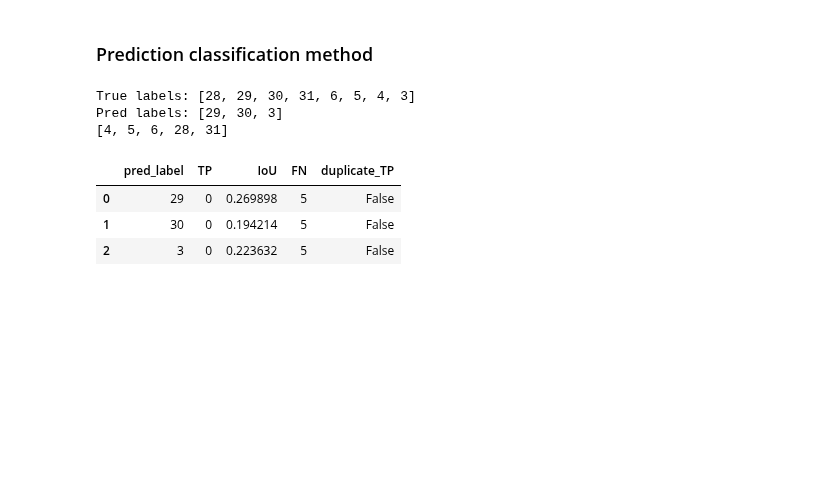
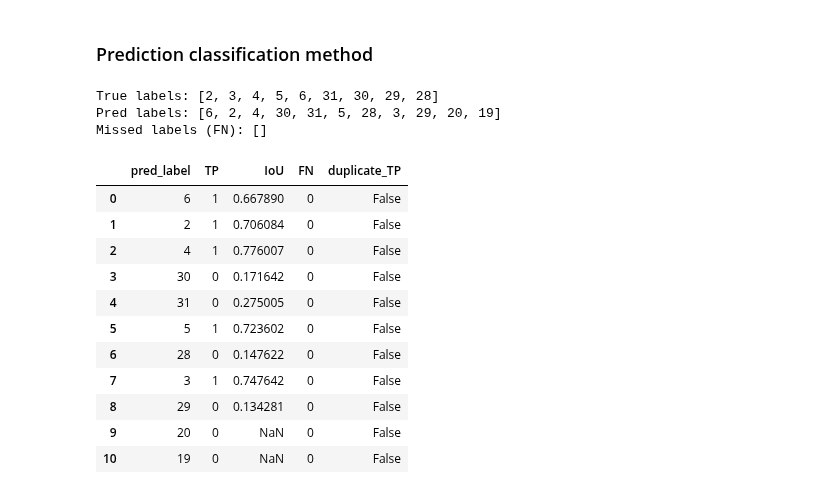
Before and after one commit to awerdich/computervision, a Jupyter notebook: notebooks/detection/10_performance_classes.ipynb, the cells around one changed output. Cells and saved outputs as stored; diff of their text form; code cells hidden in the pictures; blank space fills up the shorter version.

```diff
--- a/notebooks/detection/10_performance_classes.ipynb
+++ b/notebooks/detection/10_performance_classes.ipynb
@@ -177,26 +83,25 @@ Annotations: 8788
 # %% [markdown]
 ### Model and image processor ###
 # %%
-model_name = 'rtdetr_251001_02'
+model_name = 'rtdetr_roboflow_251005_01'
 model_dir = os.path.join(os.environ.get('DATA'), 'model', model_name)
 model_json_name = f'{model_name}.json'
 model_json_file = os.path.join(model_dir, model_json_name)
 
-checkpoint_name = 'checkpoint-17500'
+checkpoint_name = 'checkpoint-3800'
 checkpoint = os.path.join(model_dir, checkpoint_name)
 
 # Load model parameters
 with open(model_json_file, mode='r') as fl:
     model_parameters = json.load(fl)
 display(model_parameters.keys())
+model_info = model_parameters.get('model_info')
 
 # Category ID to label conversion
 id2label = model_parameters.get('id2label')
 id2label = {int(k): int(v) for k,v in id2label.items()}
 
-# Load the image processor
-processor = RTDetrImageProcessor.from_pretrained(checkpoint)
 # Load the model
-model = RTDetrV2ForObjectDetection.from_pretrained(checkpoint).to(device)
+detr = DETRInference(device=device, checkpoint_path=checkpoint, batch_size=4)
 # %% [output]
 dict_keys(['model_info', 'id2label', 'training_args', 'processor_params', 'bbox_format'])
@@ -258,7 +178,7 @@ Pred: [22, 18, 21, 23, 20]
 # %%
 # Let's pick one ground truth and one predicted position
 # So we can calculate the iou
-true_pos = 20
+true_pos = 4
 true_bbx = list(bbox_list[pos_list.index(true_pos)])
 true_bbx = clipxywh(true_bbx, xlim=x_lim, ylim=y_lim, decimals=0)
 print(true_bbx)
@@ -353,20 +285,27 @@ AI responses may include mistakes.
 # Performance evaluations
 score_threshold = 0.02
 iou_threshold = 0.5
+min_area = 10000
+x_lim = (0, im.shape[1])
+y_lim = (0, im.shape[0])
 
 # Ground truth
 true_labels = [int(l) for l in df_file[pos_col].tolist()]
 true_bboxes = df_file[bbox_col].tolist()
 true_bboxes = [clipxywh(list(box), xlim=x_lim, ylim=y_lim, decimals=0) for box in true_bboxes]
-print(f'True labels:        {true_labels}')
+
+print(f'True labels:        {sorted(true_labels)}')
 
 # Predictions
-output = detr_detect(detr_model=model, detr_processor=processor, image=im, threshold=score_threshold)
-pred_labels = [int(id2label.get(cat)) for cat in output.get('categories')]
-pred_bboxes = output.get('bboxes')
+output = detr.predict_on_image(image=im, threshold=score_threshold)
+output_df = pd.DataFrame(output)
+output_df = output_df.loc[output_df['area'] > min_area]
+output_df = output_df.sort_values(by=['score'], ascending=False).reset_index(drop=True)
+pred_labels = [int(id2label.get(cat)) for cat in output_df['category_id'].tolist()]
+pred_bboxes = output_df['bbox'].tolist()
 pred_bboxes = [clipxywh(list(box), xlim=x_lim, ylim=y_lim, decimals=0) for box in pred_bboxes]
-pred_scores = output.get('scores')
-print(f'Pred labels:        {pred_labels}')
+pred_scores = output_df['score'].tolist()
+print(f'Pred labels:        {sorted(pred_labels)}')
 
 # Determine the false negative samples
 # Predictions that were missed by the object detection
@@ -427,6 +366,8 @@ d = c.copy()
 d.loc[(c.duplicated(subset=['pred_label', 'TP'])) & (c['TP'] == 'TP'), 'TP'] = 'FP'
 d.loc[(c.duplicated(subset=['pred_label', 'TP'])) & (c['TP'] == 'TP'), 'duplicate_TP'] = True
 
+d = d.sort_values(by=['pred_label', 'score'], ascending=True).reset_index(drop=True)
+
 print(pred_labels)
 print(true_labels)
 print(iou_list)
@@ -503,32 +437,40 @@ def classify_predictions(true_labels, true_bboxes, pred_labels, pred_bboxes, iou
 # %%
 # Input
 true_labels = df_file[pos_col].tolist()
 true_labels = [int(l) for l in true_labels]
 true_bboxes = df_file[bbox_col].tolist()
 true_bboxes = [clipxywh(list(box), xlim=x_lim, ylim=y_lim, decimals=0) for box in true_bboxes]
 
-pred_labels = [int(id2label.get(cat)) for cat in output.get('categories')]
-pred_bboxes = output.get('bboxes')
+pred_labels = [int(id2label.get(cat)) for cat in output_df.get('category_id').tolist()]
+pred_bboxes = output_df.get('bbox').tolist()
 pred_bboxes = [clipxywh(list(box), xlim=x_lim, ylim=y_lim, decimals=0) for box in pred_bboxes]
-scores = output.get('scores')
+scores = output_df.get('score').tolist()
 
 print(f'True labels: {true_labels}')
 print(f'Pred labels: {pred_labels}')
 
 missed, predictions_df = DetectionMetrics.\
     classify_predictions(true_labels=true_labels,
                          true_bboxes=true_bboxes,
                          pred_labels=pred_labels,
                          pred_bboxes=pred_bboxes,
                          iou_threshold=iou_threshold)
 
-print(missed)
+print(f'Missed labels (FN): {missed}')
 display(predictions_df)
 # %% [output]
-True labels: [28, 29, 30, 31, 6, 5, 4, 3]
-Pred labels: [29, 30, 3]
-[4, 5, 6, 28, 31]
+True labels: [2, 3, 4, 5, 6, 31, 30, 29, 28]
+Pred labels: [6, 2, 4, 30, 31, 5, 28, 3, 29, 20, 19]
+Missed labels (FN): []
 |  | pred_label | TP | IoU | FN | duplicate_TP |
-| 0 | 29 | 0 | 0.269898 | 5 | False |
-| 1 | 30 | 0 | 0.194214 | 5 | False |
-| 2 | 3 | 0 | 0.223632 | 5 | False |
+| 0 | 6 | 1 | 0.667890 | 0 | False |
+| 1 | 2 | 1 | 0.706084 | 0 | False |
+| 2 | 4 | 1 | 0.776007 | 0 | False |
+| 3 | 30 | 0 | 0.171642 | 0 | False |
+| 4 | 31 | 0 | 0.275005 | 0 | False |
+| 5 | 5 | 1 | 0.723602 | 0 | False |
+| 6 | 28 | 0 | 0.147622 | 0 | False |
+| 7 | 3 | 1 | 0.747642 | 0 | False |
+| 8 | 29 | 0 | 0.134281 | 0 | False |
+| 9 | 20 | 0 | NaN | 0 | False |
+| 10 | 19 | 0 | NaN | 0 | False |
```
Also changed, not shown: parts of 14 cells of this notebook.
